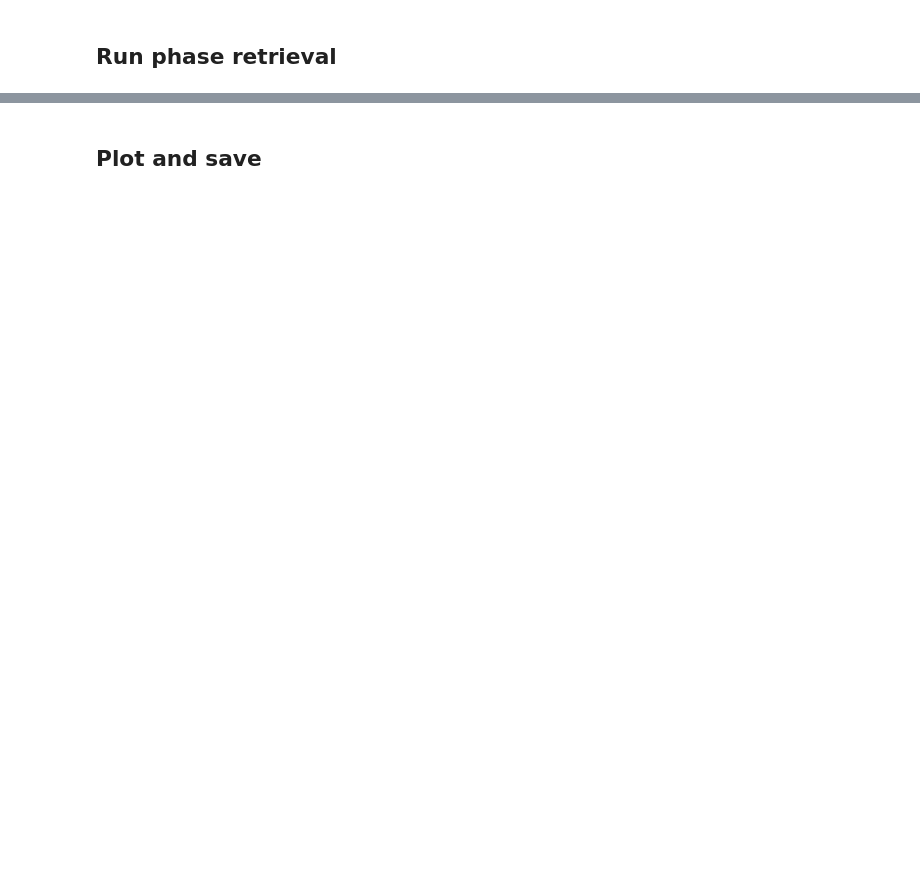
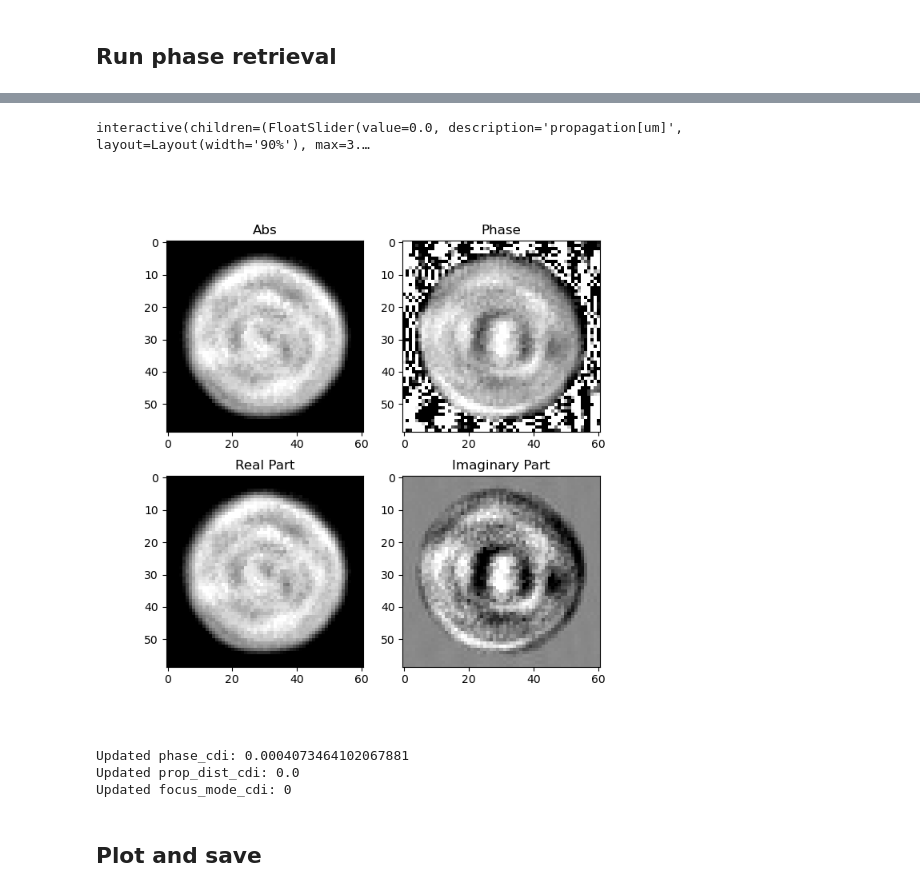
Before and after one commit to riccbatt/FTH-Phase-Retrieval-2609-SOLEIL-SEXTANTS, a Jupyter notebook: 04_phase_retrieval.ipynb, the cells around one changed output, grey strips where cells are left out. Cells and saved outputs as stored; diff of their text form; code cells hidden in the pictures; blank space fills up the shorter version.

Commit message:
Update phase retrieval notebook

```diff
--- a/04_phase_retrieval.ipynb
+++ b/04_phase_retrieval.ipynb
@@ -132,32 +154,3 @@ holograms = {
     label: np.asarray(data["holo"][label]["image_c"])
     for label in phase_retrieval_labels
 }
-
-# Detector-plane diagnostic: retrieved intensity and excluded-pixel mask.
-fig, axes = plt.subplots(
-    len(phase_retrieval_labels),
-    2,
-    figsize=(10, 4 * len(phase_retrieval_labels)),
-    squeeze=False,
-)
-for row, label in enumerate(phase_retrieval_labels):
-    field = (
-        retrieved_holograms_pc.get(label)
-        if retrieved_holograms_pc.get(label) is not None
-        else retrieved_holograms.get(label)
-    )
-    if field is None:
-        axes[row, 0].text(0.5, 0.5, "No retrieved field", ha="center", va="center")
-        axes[row, 0].set_axis_off()
-    else:
-        reconstructed_hologram = np.sum(np.abs(wf.as_modes(field)) ** 2, axis=0)
-        vmin, vmax = wf.finite_percentile_limits(reconstructed_hologram, (1, 99.9))
-        axes[row, 0].imshow(reconstructed_hologram, vmin=vmin, vmax=vmax, cmap="gray")
-        axes[row, 0].set_title(f"{label}: retrieved hologram intensity")
-        axes[row, 0].set_axis_off()
-    binary_bsmask = np.asarray(bsmasks[label]) > 0
-    axes[row, 1].imshow(binary_bsmask, vmin=0, vmax=1, cmap="gray")
-    axes[row, 1].set_title(f"{label}: bsmask (white = excluded)")
-    axes[row, 1].set_axis_off()
-plt.tight_layout()
-plt.show()
@@ -327,23 +388,26 @@ print("focus_mode_cdi:", focus_mode_cdi)
 # %%
 # Optional fine tuning. Use the sliders, then execute the following cell to store values.
-mode = "-"
+mode = "+"
 supportmask_eff = wf.resize_binary_to_shape(supportmask, wf.spatial_shape(p_cdi))
 focus_sliders = rec.focusCDI(
     holo1 * mask_bs_cdi,
     holo2 * mask_bs_cdi,
     roi_crop_s,
     mask=supportmask_eff,
     phase=phase_cdi,
     dx=dx,
     dy=dy,
     prop_dist=prop_dist_cdi,
     experimental_setup=experimental_setup,
     operation=mode,
     max_prop_dist=3,
     scale=(2, 98),
 )
 slider_prop, slider_phase, slider_dx, slider_dy = focus_sliders[:4]
 slider_mode = focus_sliders[4] if len(focus_sliders) > 4 else None
+# %% [output]
+interactive(children=(FloatSlider(value=0.0, description='propagation[um]', layout=Layout(width='90%'), max=3.…
+[figure, added]
 # %%
 phase_cdi = slider_phase.value
 prop_dist_cdi = slider_prop.value
@@ -376,6 +440,10 @@ n_cdi = selected_mode(n_cdi_all, focus_mode_cdi)
 print("Updated phase_cdi:", phase_cdi)
 print("Updated prop_dist_cdi:", prop_dist_cdi)
 print("Updated focus_mode_cdi:", focus_mode_cdi)
+# %% [output]
+Updated phase_cdi: 0.0004073464102067881
+Updated prop_dist_cdi: 0.0
+Updated focus_mode_cdi: 0
 # %% [markdown]
 ## Plot and save
 # %%
```
Also changed, not shown: parts of 12 cells of this notebook.
